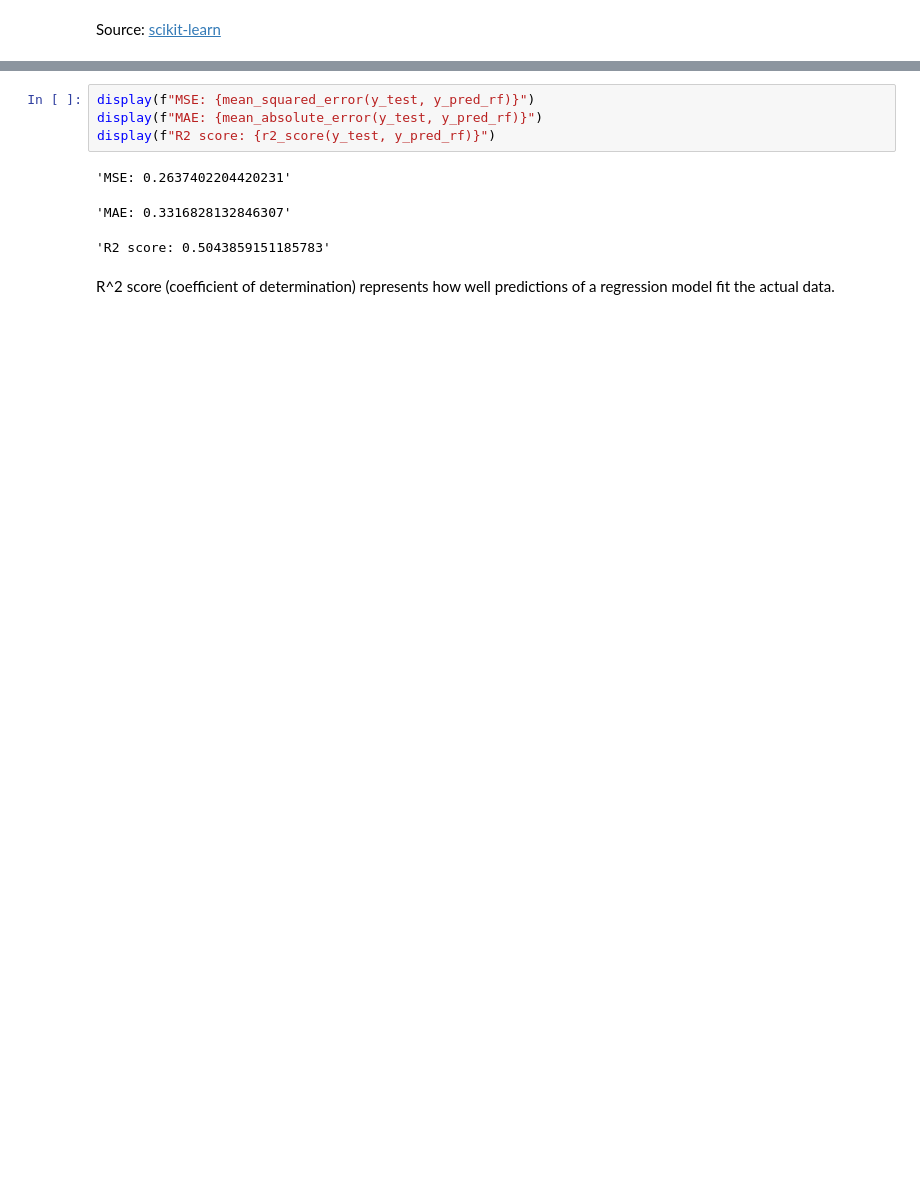
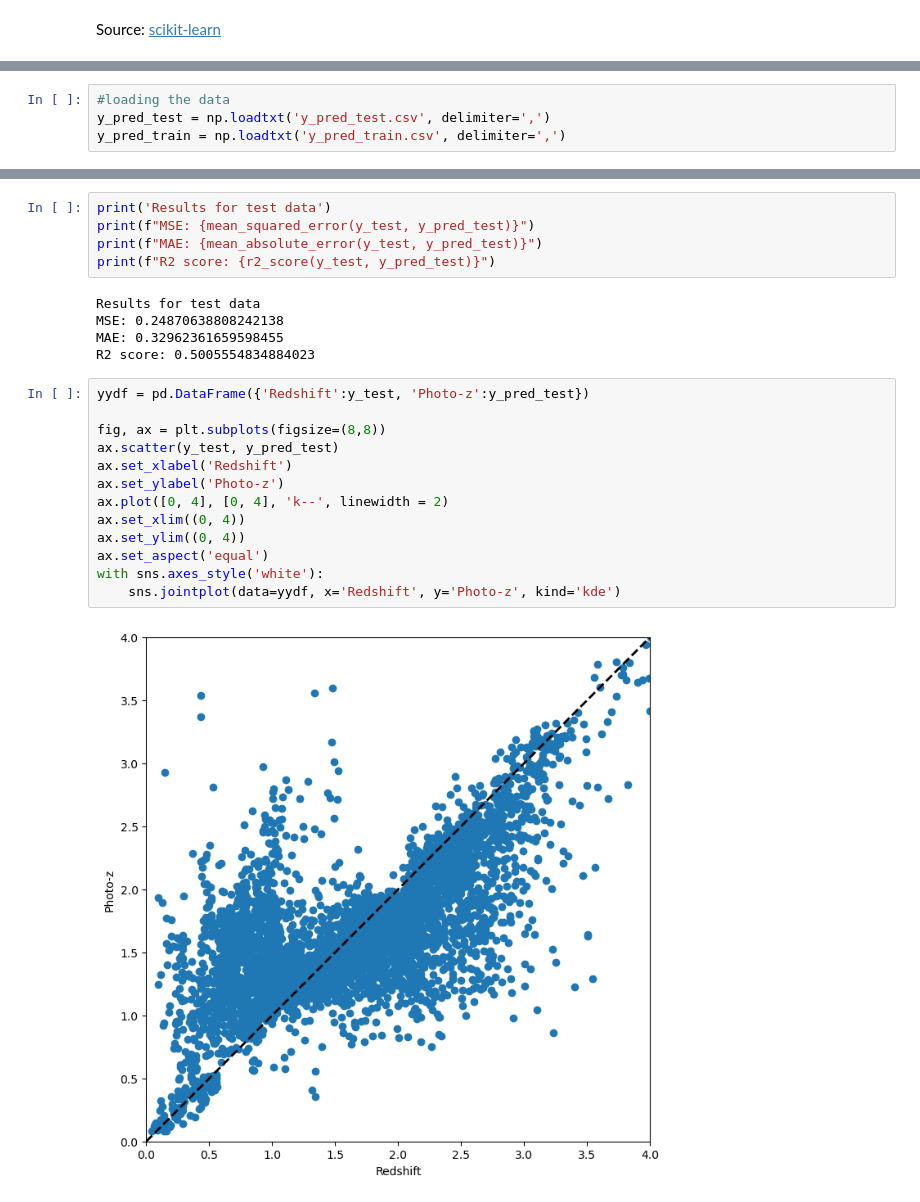
Before and after one commit to francesca025/Big-Data, a Jupyter notebook: LSST-AGN-Data-Challenge/RF_Regression-QSO.ipynb, the cells around one changed output, grey strips where cells are left out. Cells and saved outputs as stored; diff of their text form; blank space fills up the shorter version.

Commit message:
Updated files
New class on 22 Oct (added plots)

```diff
--- a/LSST-AGN-Data-Challenge/RF_Regression-QSO.ipynb
+++ b/LSST-AGN-Data-Challenge/RF_Regression-QSO.ipynb
@@ -195,0 +232,4 @@ y_pred_rf=clf.predict(X_test)
+# %%
+#loading the data
+y_pred_test = np.loadtxt('y_pred_test.csv', delimiter=',')
+y_pred_train = np.loadtxt('y_pred_train.csv', delimiter=',')
@@ -196,10 +246,25 @@ y_pred_rf=clf.predict(X_test)
 # %%
-display(f"MSE: {mean_squared_error(y_test, y_pred_rf)}")
-display(f"MAE: {mean_absolute_error(y_test, y_pred_rf)}")
-display(f"R2 score: {r2_score(y_test, y_pred_rf)}")
+print('Results for test data')
+print(f"MSE: {mean_squared_error(y_test, y_pred_test)}")
+print(f"MAE: {mean_absolute_error(y_test, y_pred_test)}")
+print(f"R2 score: {r2_score(y_test, y_pred_test)}")
 # %% [output]
-'MSE: 0.2637402204420231'
+Results for test data
+MSE: 0.24870638808242138
+MAE: 0.32962361659598455
+R2 score: 0.5005554834884023
-'MAE: 0.3316828132846307'
-'R2 score: 0.5043859151185783'
-# %% [markdown]
-R^2 score (coefficient of determination) represents how well predictions of a regression model fit the actual data.
+# %%
+yydf = pd.DataFrame({'Redshift':y_test, 'Photo-z':y_pred_test})
+
+fig, ax = plt.subplots(figsize=(8,8))
+ax.scatter(y_test, y_pred_test)
+ax.set_xlabel('Redshift')
+ax.set_ylabel('Photo-z')
+ax.plot([0, 4], [0, 4], 'k--', linewidth = 2)
+ax.set_xlim((0, 4))
+ax.set_ylim((0, 4))
+ax.set_aspect('equal')
+with sns.axes_style('white'):
+    sns.jointplot(data=yydf, x='Redshift', y='Photo-z', kind='kde')
+# %% [output]
+[figure, added]
```
Also changed, not shown: parts of 27 cells of this notebook, 1 other file.
